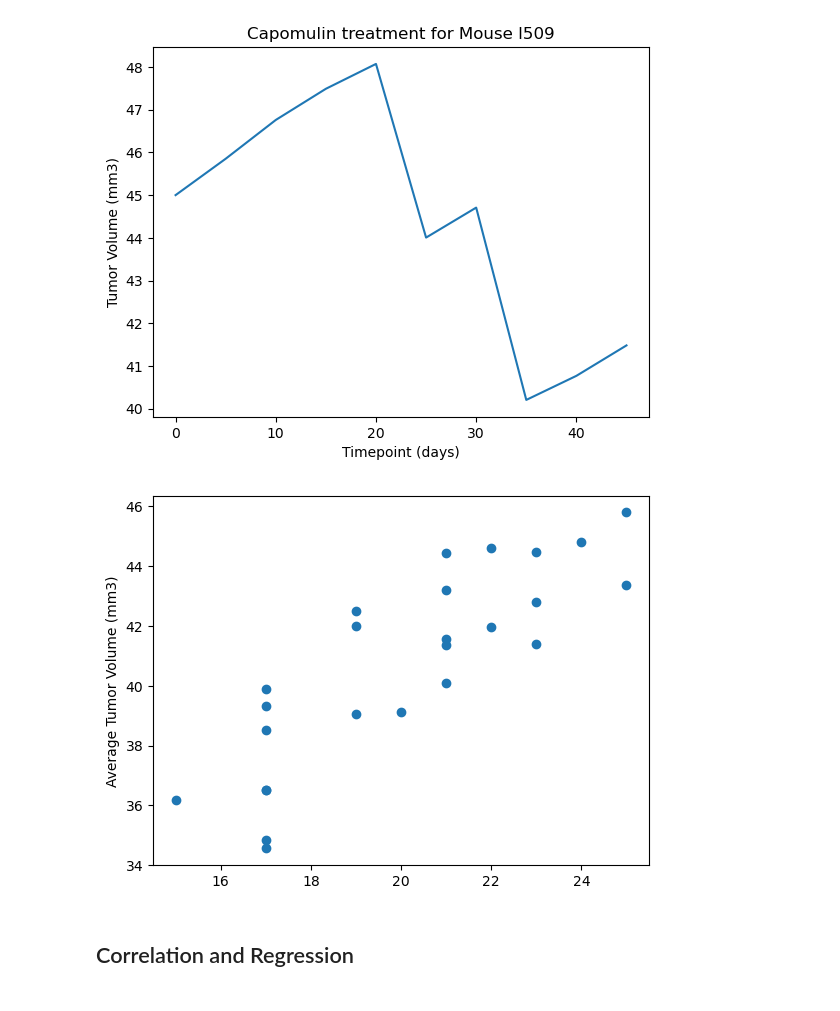
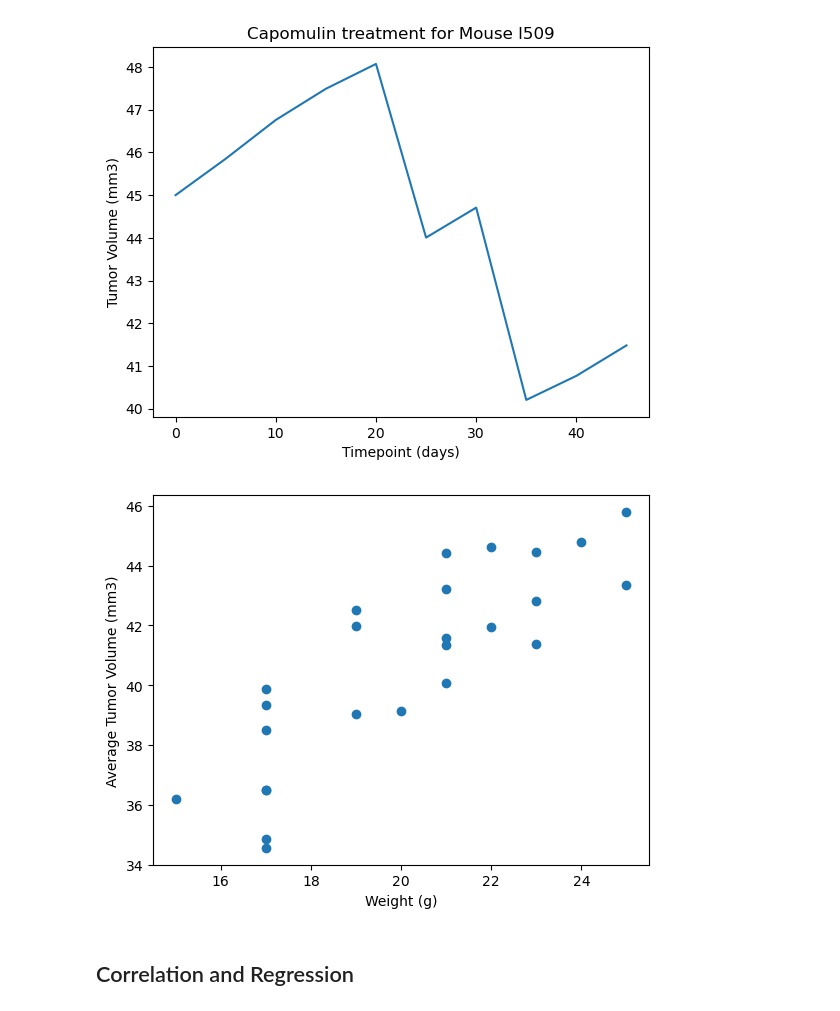
Before and after one commit to girishp/matplotlib-challenge, a Jupyter notebook: Pymaceuticals/pymaceuticals.ipynb, the cells around one changed output. Cells and saved outputs as stored; diff of their text form; code cells hidden in the pictures.

```diff
--- a/Pymaceuticals/pymaceuticals.ipynb
+++ b/Pymaceuticals/pymaceuticals.ipynb
@@ -331,19 +332,20 @@ plt.show()
 # %%
 # Generate a scatter plot of mouse weight vs. the average observed tumor volume for the entire Capomulin regimen
 data_for_capomulin = final_merged_df[final_merged_df["Drug Regimen"] == "Capomulin"]
 
 # Group by Mouse ID and calculate mean tumor volume
 average_tumor_volume = data_for_capomulin.groupby("Mouse ID")["Tumor Volume (mm3)"].mean()
 weights = data_for_capomulin.groupby("Mouse ID")["Weight (g)"].first()
 
 # Create scatter plot
 plt.scatter(weights, average_tumor_volume)
+plt.xlabel("Weight (g)")
 plt.ylabel("Average Tumor Volume (mm3)")
 
 # Show the plot
 plt.show()
 # %% [output]
-[figure, old version]
+[figure, new version]
 # %% [markdown]
 ## Correlation and Regression
 # %%
```
Also changed, not shown: parts of 2 cells of this notebook.
